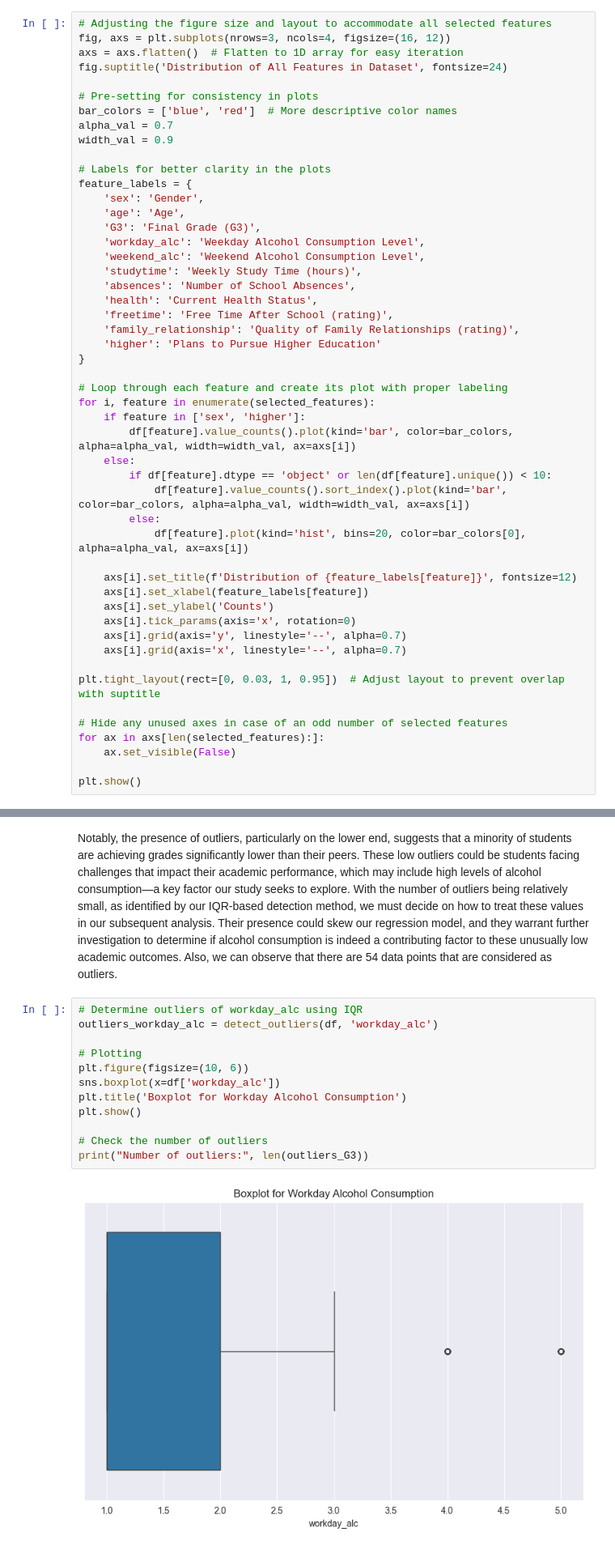
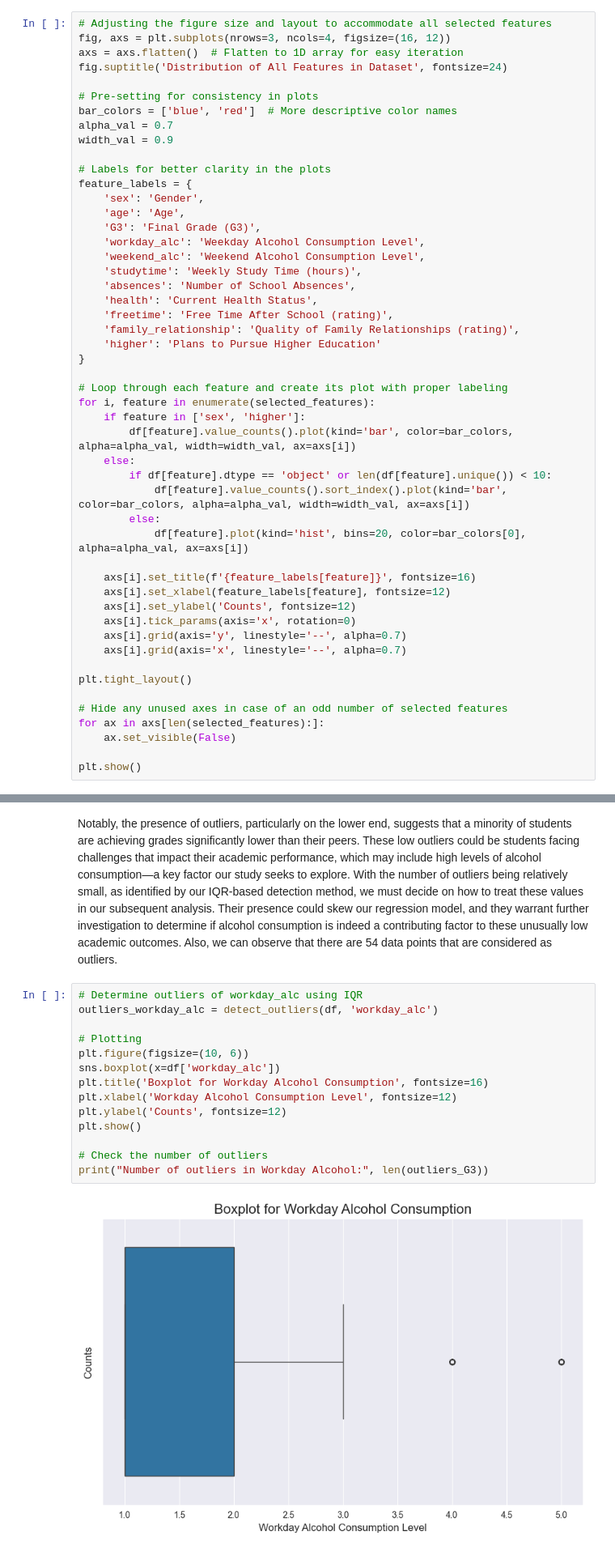
Before and after one commit to COGS108/Group088_WI24, a Jupyter notebook: FinalProject_Group088_WI24.ipynb, the cells around one changed output, grey strips where cells are left out. Shown at 81% size. Drawn from its saved outputs; the diff is of its cells as text.

```diff
--- a/FinalProject_Group088_WI24.ipynb
+++ b/FinalProject_Group088_WI24.ipynb
@@ -332,14 +332,14 @@ for i, feature in enumerate(selected_features):
         else:
             df[feature].plot(kind='hist', bins=20, color=bar_colors[0], alpha=alpha_val, ax=axs[i])
 
-    axs[i].set_title(f'Distribution of {feature_labels[feature]}', fontsize=12)
-    axs[i].set_xlabel(feature_labels[feature])
-    axs[i].set_ylabel('Counts')
+    axs[i].set_title(f'{feature_labels[feature]}', fontsize=16)
+    axs[i].set_xlabel(feature_labels[feature], fontsize=12)
+    axs[i].set_ylabel('Counts', fontsize=12)
     axs[i].tick_params(axis='x', rotation=0)
     axs[i].grid(axis='y', linestyle='--', alpha=0.7)
     axs[i].grid(axis='x', linestyle='--', alpha=0.7)
 
-plt.tight_layout(rect=[0, 0.03, 1, 0.95])  # Adjust layout to prevent overlap with suptitle
+plt.tight_layout()
 
 # Hide any unused axes in case of an odd number of selected features
 for ax in axs[len(selected_features):]:
@@ -384,14 +387,16 @@ The boxplot for final grades (G3) illustrates a median grade around 11, indicati
 # %%
 # Determine outliers of workday_alc using IQR
 outliers_workday_alc = detect_outliers(df, 'workday_alc')
 
 # Plotting
 plt.figure(figsize=(10, 6))
 sns.boxplot(x=df['workday_alc'])
-plt.title('Boxplot for Workday Alcohol Consumption')
+plt.title('Boxplot for Workday Alcohol Consumption', fontsize=16)
+plt.xlabel('Workday Alcohol Consumption Level', fontsize=12)
+plt.ylabel('Counts', fontsize=12)
 plt.show()
 
 # Check the number of outliers
-print("Number of outliers:", len(outliers_G3))
+print("Number of outliers in Workday Alcohol:", len(outliers_G3))
 # %% [output]
-[figure, old version]
+[figure, new version]
```
Also changed, not shown: parts of 5 cells of this notebook.
